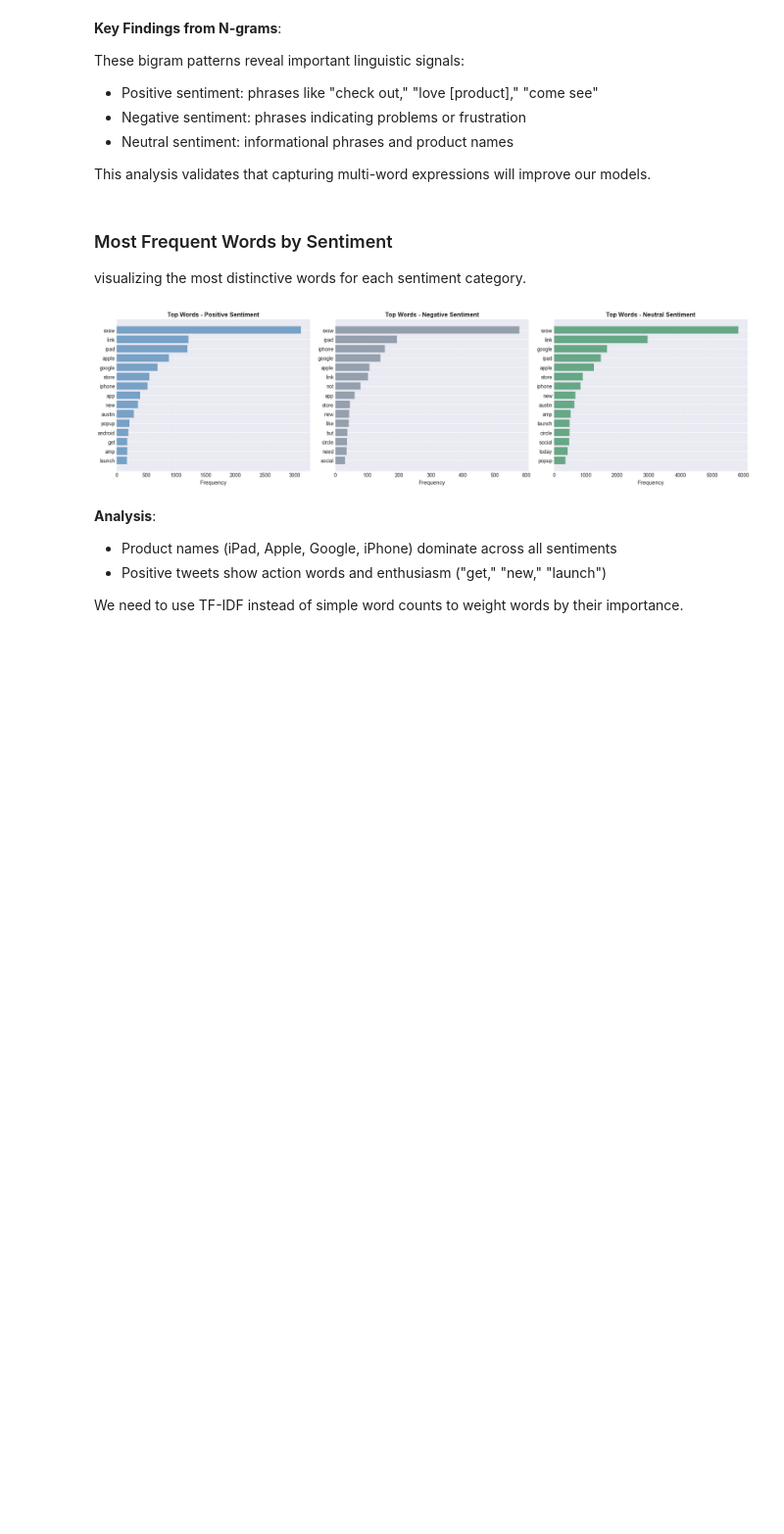
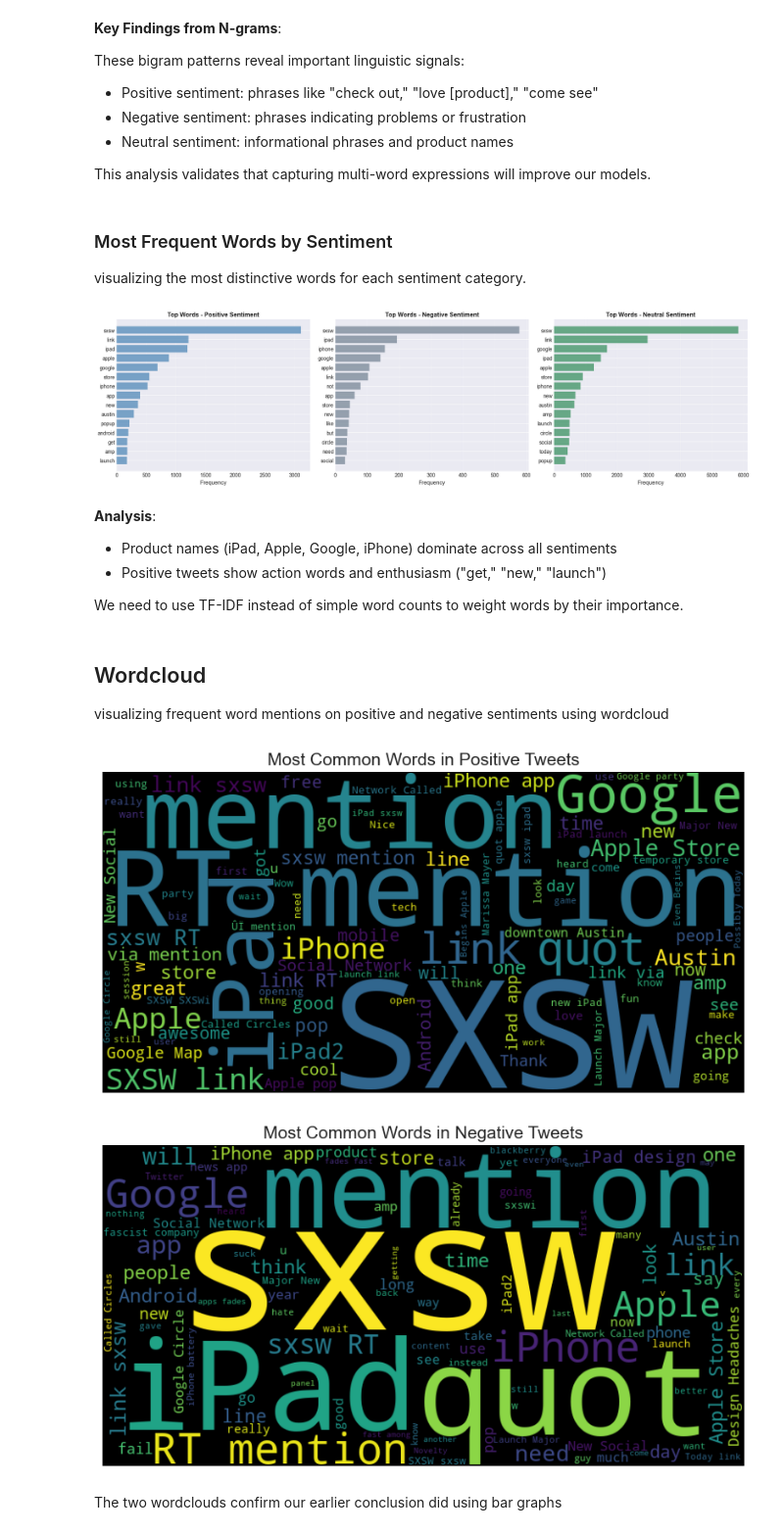
Before and after one commit to salmamwende-code/group1, a Jupyter notebook: notebooks/Steve.ipynb, the cells around one changed output. Shown at 98% size. Saved outputs shown, nothing was run; the diff lists cells and outputs as text; code cells hidden in the pictures; blank space fills up the shorter version.

Commit message:
wordclouds

```diff
--- a/notebooks/Steve.ipynb
+++ b/notebooks/Steve.ipynb
@@ -650,3 +650,37 @@ plt.show()
 - Positive tweets show action words and enthusiasm ("get," "new," "launch")
 
 We need to use TF-IDF instead of simple word counts to weight words by their importance.
+# %% [markdown]
+## Wordcloud
+
+visualizing frequent word mentions on positive and negative sentiments using wordcloud
+# %%
+from wordcloud import WordCloud
+def create_wordcloud(sentiment_label, title):
+    # Combine all tweets for the specific sentiment
+    text = " ".join(tweet for tweet in df[df['sentiment'] == sentiment_label].tweet)
+
+    # Generate the word cloud
+    wordcloud = WordCloud(
+        width=800,
+        height=400,
+        background_color='black',
+        colormap='viridis',
+        max_words=100
+    ).generate(text)
+
+    # Display the plot
+    plt.figure(figsize=(10, 5))
+    plt.imshow(wordcloud, interpolation='bilinear')
+    plt.title(title, fontsize=15)
+    plt.axis('off')
+    plt.show()
+
+# Visualize WordClouds for different sentiments
+create_wordcloud('Positive emotion', 'Most Common Words in Positive Tweets')
+create_wordcloud('Negative emotion', 'Most Common Words in Negative Tweets')
+# %% [output]
+[figure, added]
+[figure, added]
+# %% [markdown]
+The two wordclouds confirm our earlier conclusion did using bar graphs
```
